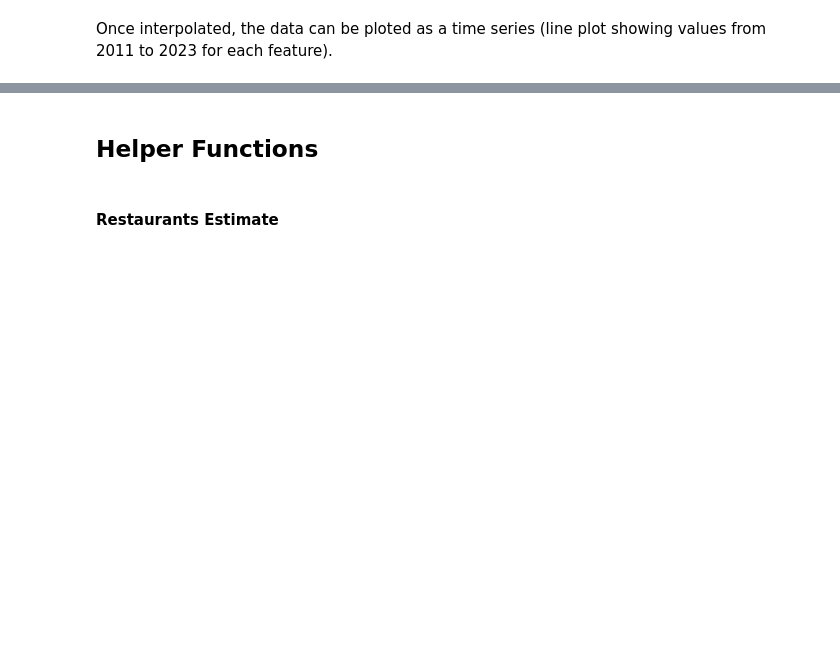
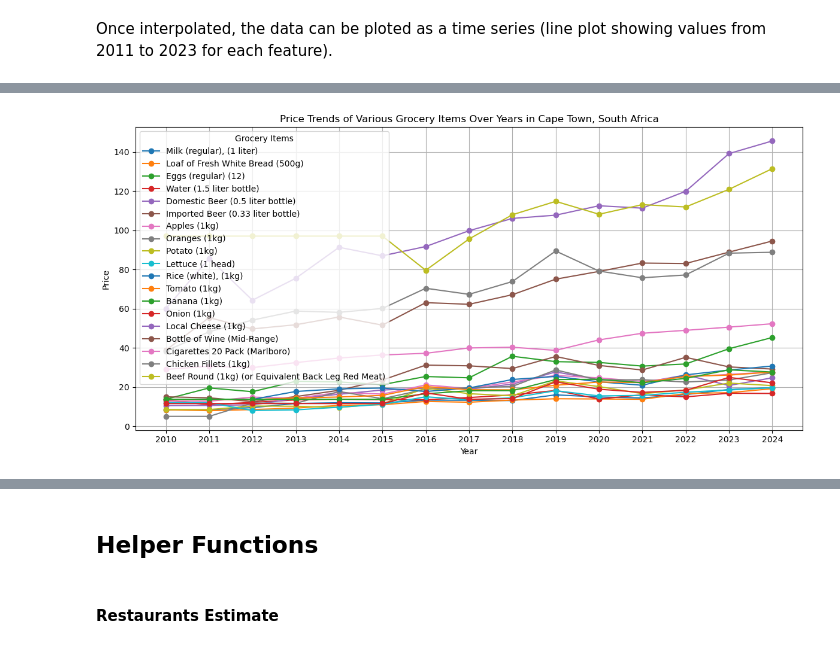
Before and after one commit to xuzmocode4-325/international-city-cost-analysis-data, a Jupyter notebook: cost-of-living-data-analysis.ipynb, the cells around one changed output, grey strips where cells are left out. Saved outputs shown, nothing was run; the diff lists cells and outputs as text; code cells hidden in the pictures; blank space fills up the shorter version.

```diff
--- a/cost-of-living-data-analysis.ipynb
+++ b/cost-of-living-data-analysis.ipynb
@@ -196,3 +234,7 @@ records["markets"][0]
+# %%
+plot_trend_visual(records["markets"], 'Grocery Items')
+# %% [output]
+[figure, added]
 # %%
 records["leisure"][0]
 # %% [output]
```
Also changed, not shown: parts of 34 cells of this notebook.
